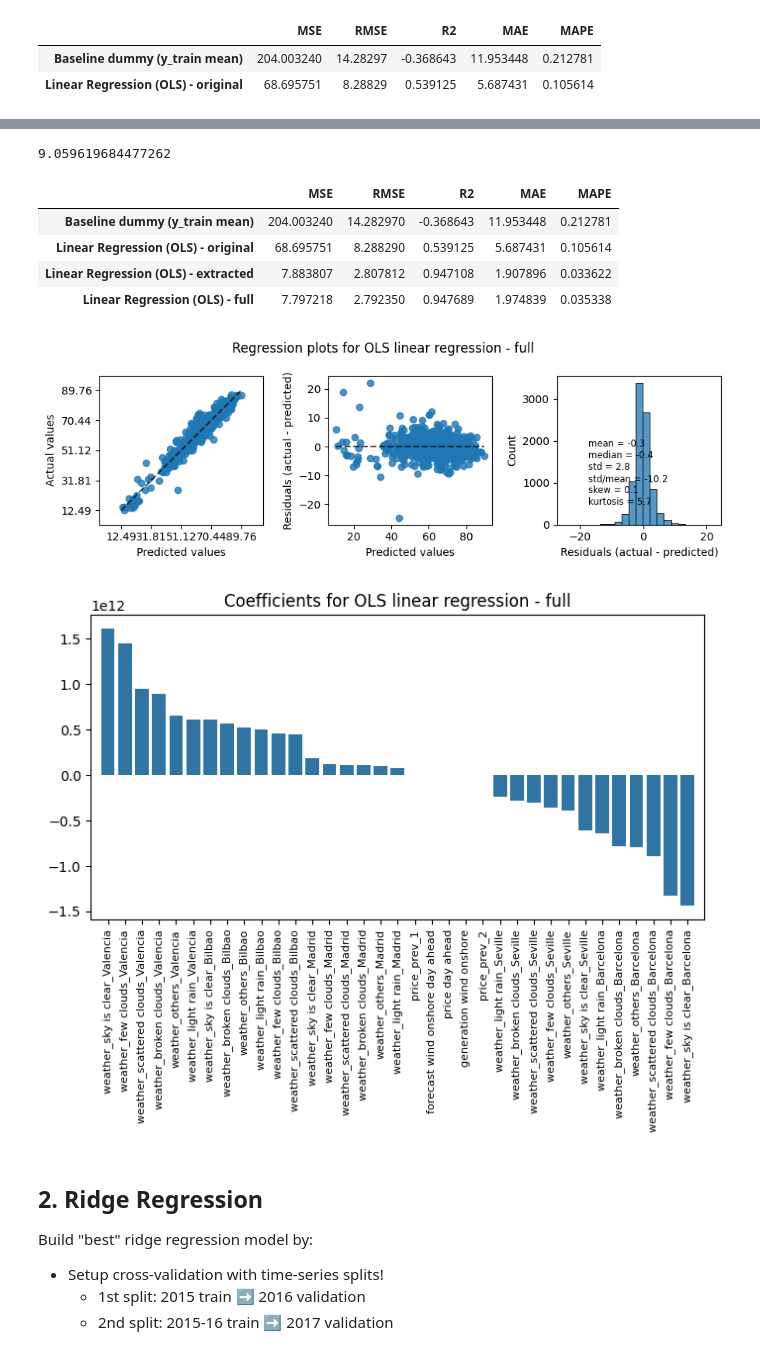
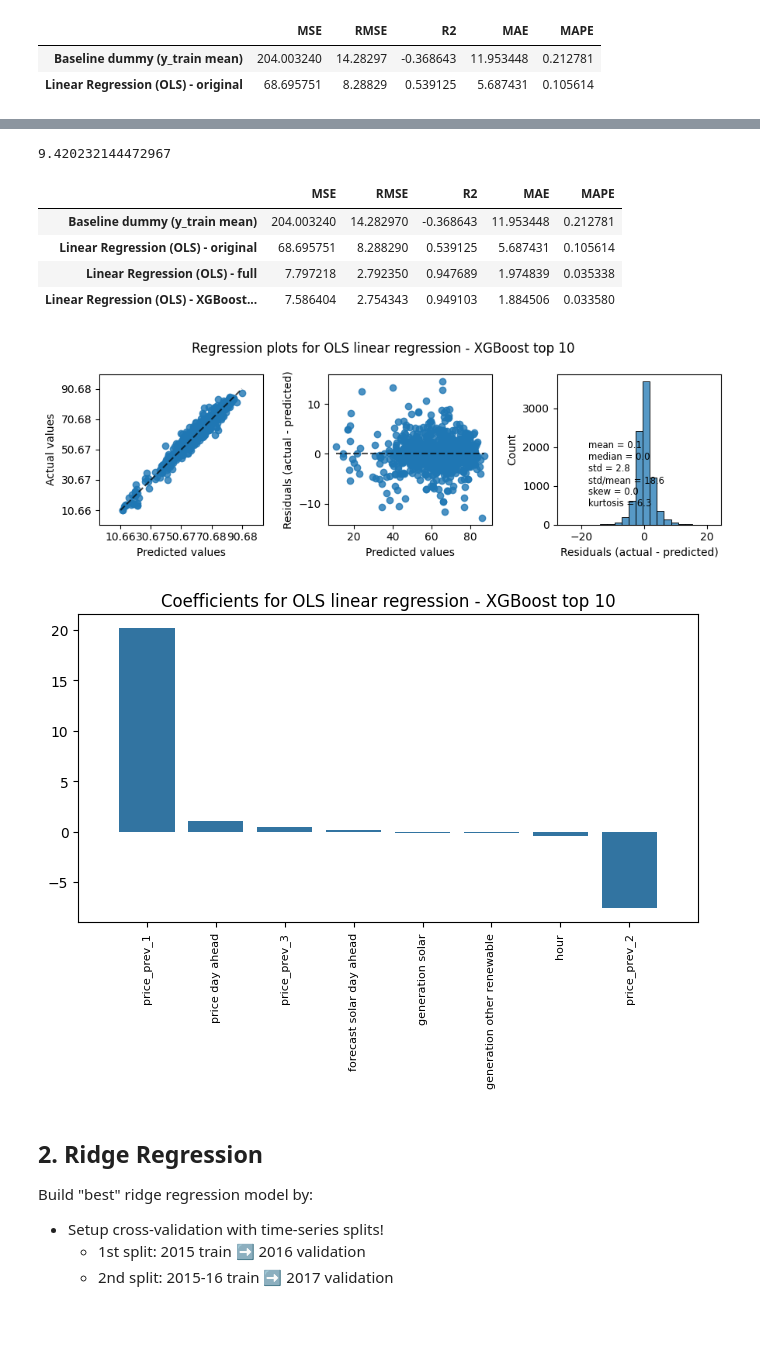
Before and after one commit to MDS-Mountain-Club/MDS_ML_Project, a Jupyter notebook: Regression/linear_regression.ipynb, the cells around one changed output, grey strips where cells are left out. Cells and saved outputs as stored; diff of their text form; code cells hidden in the pictures; blank space fills up the shorter version.

Commit message:
Use only XGBoost top 10 features for regressions

```diff
--- a/Regression/linear_regression.ipynb
+++ b/Regression/linear_regression.ipynb
@@ -164,38 +156,48 @@ pd.DataFrame(model_eval).T
-# %%
-# All variables
-
-# 1. Create model
-ols_model3 = LinearRegression()
-# 2. Fit model with training data
-ols_model3.fit(X_train, y_train)
-# Check MSE-train
-mean_squared_error(y_train, ols_model3.predict(X_train))
-# %% [output]
-9.059619684477262
+# %%
+# XGBoost top 10 features and y
+xg_top10 = ['price_prev_1', 'price day ahead', 'hour', 'price_prev_2', 'price_prev_3', 'forecast solar day ahead', 'generation solar', 'generation other renewable', 'temp_Madrid', 'temp_Seville']
+df2 = df[xg_top10 + y_col]
+df2.shape #(35061, 11)
+
+# Re-split
+X_train, X_test, y_train, y_test = prep_split(df2,
+                                              columns_drop=y_col, #default: just drop y from X
+                                              label=y_col,
+                                              train_end_date='2017-12-31 23:00:00+00:00',
+                                              hours_ahead=0) #default: don't shift y
+
+# 1. Create model
+ols_model3 = LinearRegression()
+# 2. Fit model with training data
+ols_model3.fit(X_train, y_train)
+# Check MSE-train
+mean_squared_error(y_train, ols_model3.predict(X_train))
+# %% [output]
+9.420232144472967
 # %%
 # 3. Use model to predict test data
 y_pred_ols3 = ols_model3.predict(X_test)
 # 4a. Evaluate
-model_eval = add_model_eval(model_eval, 'Linear Regression (OLS) - full', y_test, y_pred_ols3)
+model_eval = add_model_eval(model_eval, 'Linear Regression (OLS) - XGBoost top 10', y_test, y_pred_ols3)
 pd.DataFrame(model_eval).T
 # %% [output]
 |  | MSE | RMSE | R2 | MAE | MAPE |
 | Baseline dummy (y_train mean) | 204.003240 | 14.282970 | -0.368643 | 11.953448 | 0.212781 |
 | Linear Regression (OLS) - original | 68.695751 | 8.288290 | 0.539125 | 5.687431 | 0.105614 |
-| Linear Regression (OLS) - extracted | 7.883807 | 2.807812 | 0.947108 | 1.907896 | 0.033622 |
 | Linear Regression (OLS) - full | 7.797218 | 2.792350 | 0.947689 | 1.974839 | 0.035338 |
+| Linear Regression (OLS) - XGBoost... | 7.586404 | 2.754343 | 0.949103 | 1.884506 | 0.033580 |
 # %%
 # 4b. Plot
 fig, axes = plt.subplots(1, 3, figsize=(9, 3))
-model_eval_plot(y_test, y_pred_ols3, fig, axes, 'Regression plots for OLS linear regression - full')
+model_eval_plot(y_test, y_pred_ols3, fig, axes, 'Regression plots for OLS linear regression - XGBoost top 10')
 # %% [output]
-[figure, old version]
+[figure, new version]
 # %%
 # 4c. Interpret
 fig, axes = plt.subplots(figsize=(8, 4))
-regression_coef_plot(ols_model3, fig, axes, 1, 'Coefficients for OLS linear regression - full')
+regression_coef_plot(ols_model3, fig, axes, 0.1, 'Coefficients for OLS linear regression - XGBoost top 10')
 # %% [output]
-[figure, old version]
+[figure, new version]
 # %% [markdown]
 ## 2. Ridge Regression
 Build "best" ridge regression model by:
```
Also changed, not shown: parts of 15 cells of this notebook, 1 other file.
